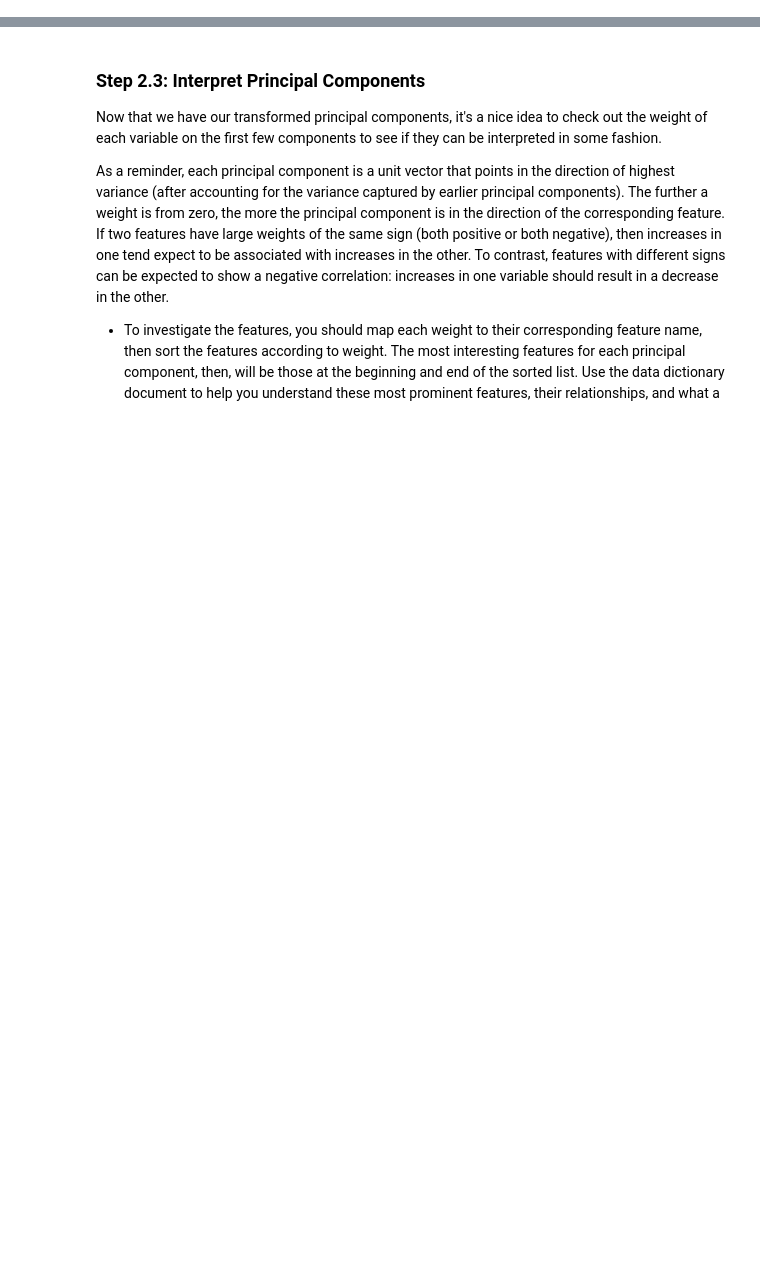
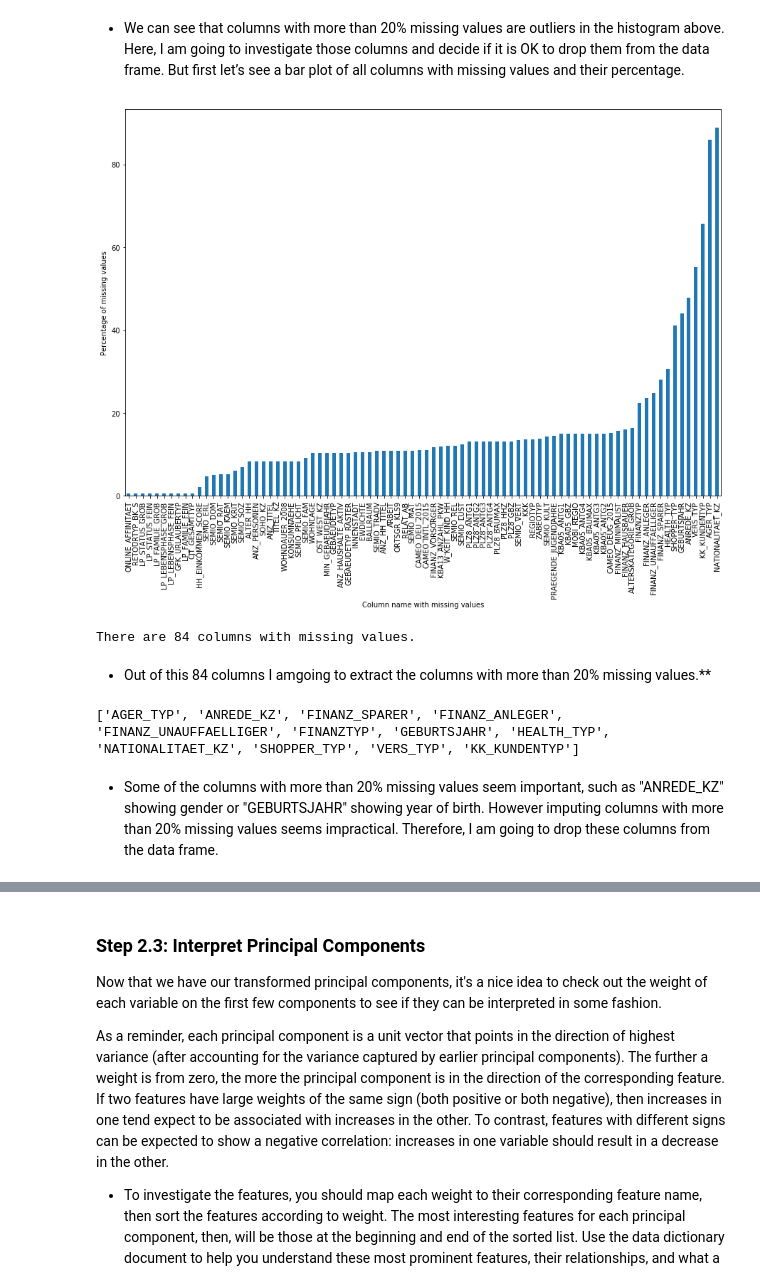
Before and after one commit to manisaiprasad/intro-to-ml-with-tensorflow-Nano-Degree, a Jupyter notebook: p3_Identify_Customer_Segments/Identify_Customer_Segments.ipynb, the cells around one changed output, grey strips where cells are left out. Drawn from its saved outputs; the diff is of its cells as text; code cells hidden in the pictures; blank space fills up the shorter version.

```diff
--- a/p3_Identify_Customer_Segments/Identify_Customer_Segments.ipynb
+++ b/p3_Identify_Customer_Segments/Identify_Customer_Segments.ipynb
@@ -505,0 +128,22 @@ Retained 30 principal components, as it expalains more than 88% variances while
+# %% [markdown]
+- We can see that columns with more than 20% missing values are outliers in the histogram above. Here, I am going to investigate those columns and decide if it is OK to drop them from the data frame. But first let’s see a bar plot of all columns with missing values and their percentage.
+# %%
+missing.plot.bar(figsize=(15,10))
+plt.xlabel('Column name with missing values')
+plt.ylabel('Percentage of missing values')
+
+plt.show()
+print("There are {} columns with missing values.".format(len(missing)))
+# %% [output]
+[figure, added]
+There are 84 columns with missing values.
+# %% [markdown]
+- Out of this 84 columns I amgoing to extract the columns with more than 20% missing values.**
+# %%
+# Find the name of columns with more than 40% missing values
+missing_20 = [col for col in azdias.columns if (azdias[col].isnull().sum()/azdias.shape[0]) * 100 > 20]
+print(missing_20)
+# %% [output]
+['AGER_TYP', 'ANREDE_KZ', 'FINANZ_SPARER', 'FINANZ_ANLEGER', 'FINANZ_UNAUFFAELLIGER', 'FINANZTYP', 'GEBURTSJAHR', 'HEALTH_TYP', 'NATIONALITAET_KZ', 'SHOPPER_TYP', 'VERS_TYP', 'KK_KUNDENTYP']
+# %% [markdown]
+- Some of the columns with more than 20% missing values seem important, such as "ANREDE_KZ" showing gender or "GEBURTSJAHR" showing year of birth. However imputing columns with more than 20% missing values seems impractical. Therefore, I am going to drop these columns from the data frame.
```
Also changed, not shown: parts of 137 cells of this notebook, 1 other file.
